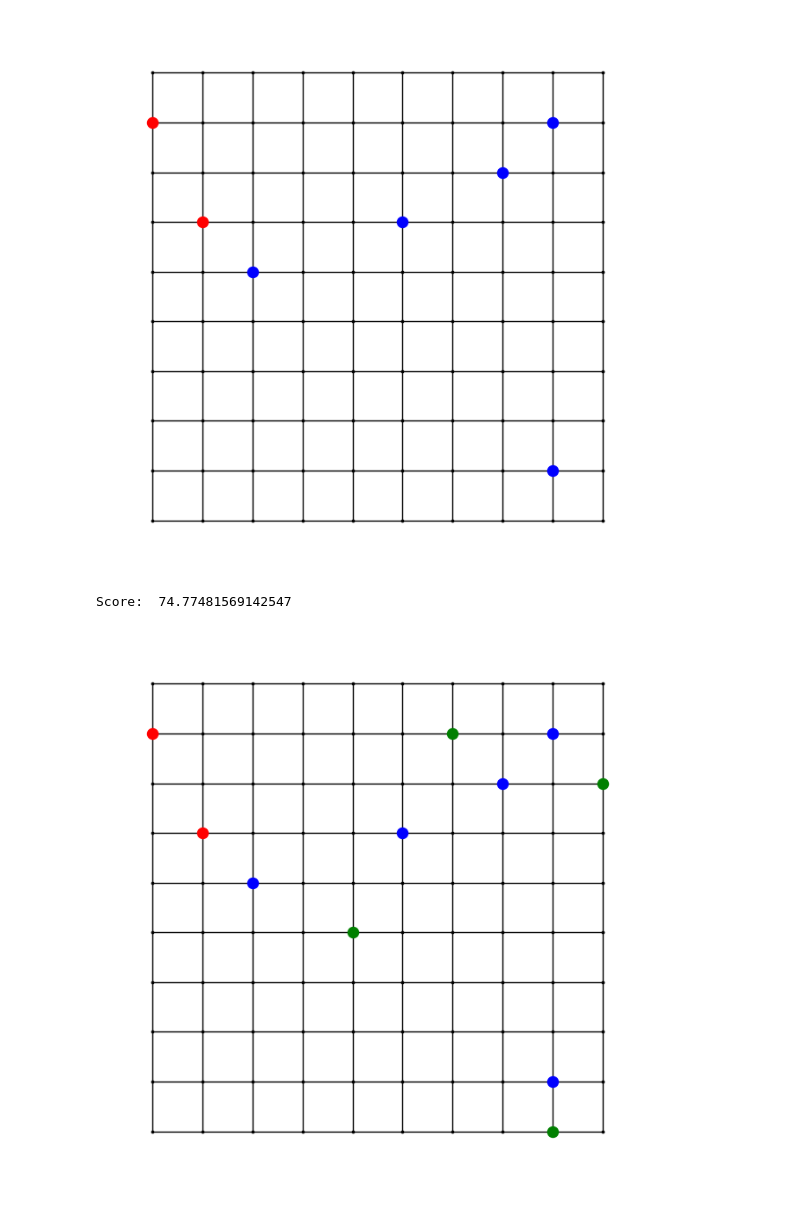
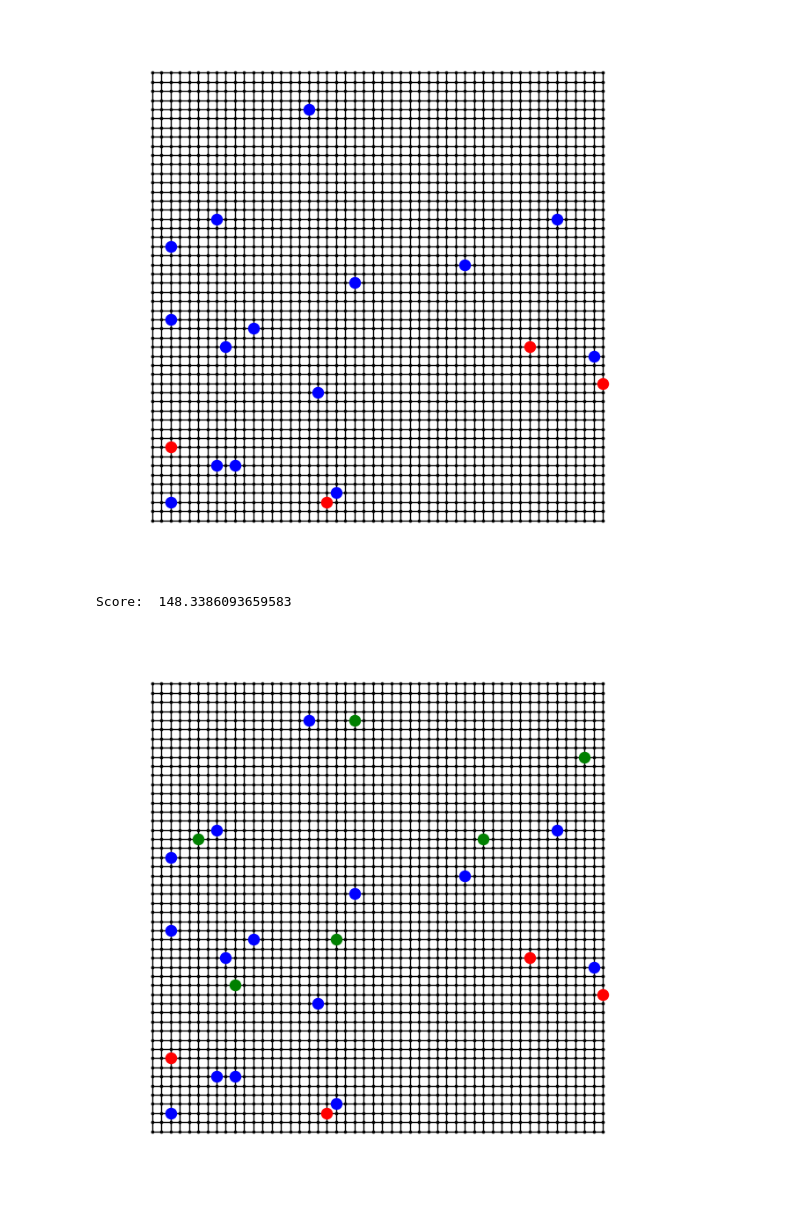
Before and after one commit to morf1102/ev-charger-dwave, a Jupyter notebook: QA.ipynb, the cells around one changed output. Drawn from its saved outputs; the diff is of its cells as text; code cells hidden in the pictures.

```diff
--- a/QA.ipynb
+++ b/QA.ipynb
@@ -6,19 +6,14 @@ from dimod import ExactCQMSolver
 
 from modules.solvers import QuantumAnnealing
 # %%
-SHAPE = (30,30)
+SHAPE = (50,50)
 POI = 15
 CHARGERS = 4
 NEW_CHARGERS = 6
 
-SHAPE = (10,10)
-POI = 5
-CHARGERS = 2
-NEW_CHARGERS = 4
-
 SEED = 42
 
-qa = QuantumAnnealing(SHAPE, POI, CHARGERS, NEW_CHARGERS, hyperparams=np.array([2, 7, 7, 2]))
+qa = QuantumAnnealing(SHAPE, POI, CHARGERS, NEW_CHARGERS, seed=SEED)
 qa.draw_grid()
 # %% [output]
-[figure, old version]
+[figure, new version]
@@ -27,5 +20,5 @@ qa.draw_grid()
 # %%
-#
+# Build BQM
 bqm = qa.build_bqm_numpy()
 
 # Calculate score
@@ -36,5 +29,5 @@ score = qa.score_sampleset(sampleset)
 print("Score: ", score)
 qa.draw_grid()
 # %% [output]
-Score:  74.77481569142547
+Score:  148.3386093659583
-[figure, old version]
+[figure, new version]
```
Also changed, not shown: parts of 1 cell of this notebook.
